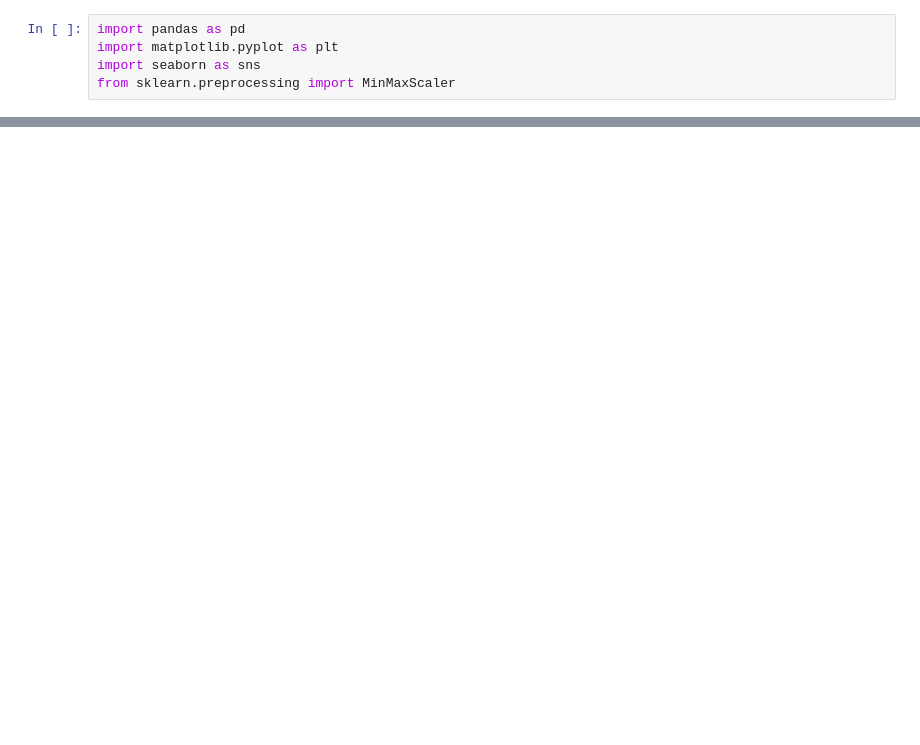
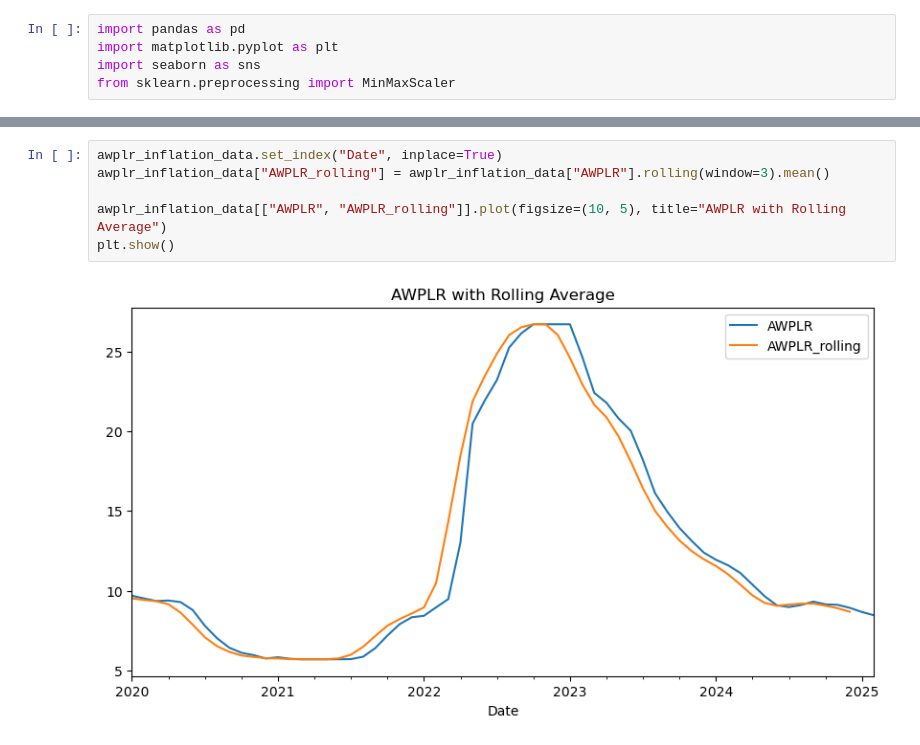
Before and after one commit to Shalindri/principles-of-ds-portfolio, a Jupyter notebook: awplr_prediction/notebooks/eda.ipynb, the cells around one changed output, grey strips where cells are left out. Saved outputs shown, nothing was run; the diff lists cells and outputs as text; blank space fills up the shorter version.

```diff
--- a/awplr_prediction/notebooks/eda.ipynb
+++ b/awplr_prediction/notebooks/eda.ipynb
@@ -77,0 +130,8 @@ plt.show()
+# %%
+awplr_inflation_data.set_index("Date", inplace=True)
+awplr_inflation_data["AWPLR_rolling"] = awplr_inflation_data["AWPLR"].rolling(window=3).mean()
+
+awplr_inflation_data[["AWPLR", "AWPLR_rolling"]].plot(figsize=(10, 5), title="AWPLR with Rolling Average")
+plt.show()
+# %% [output]
+[figure, added]
```
Also changed, not shown: parts of 35 cells of this notebook, 6 other files.
